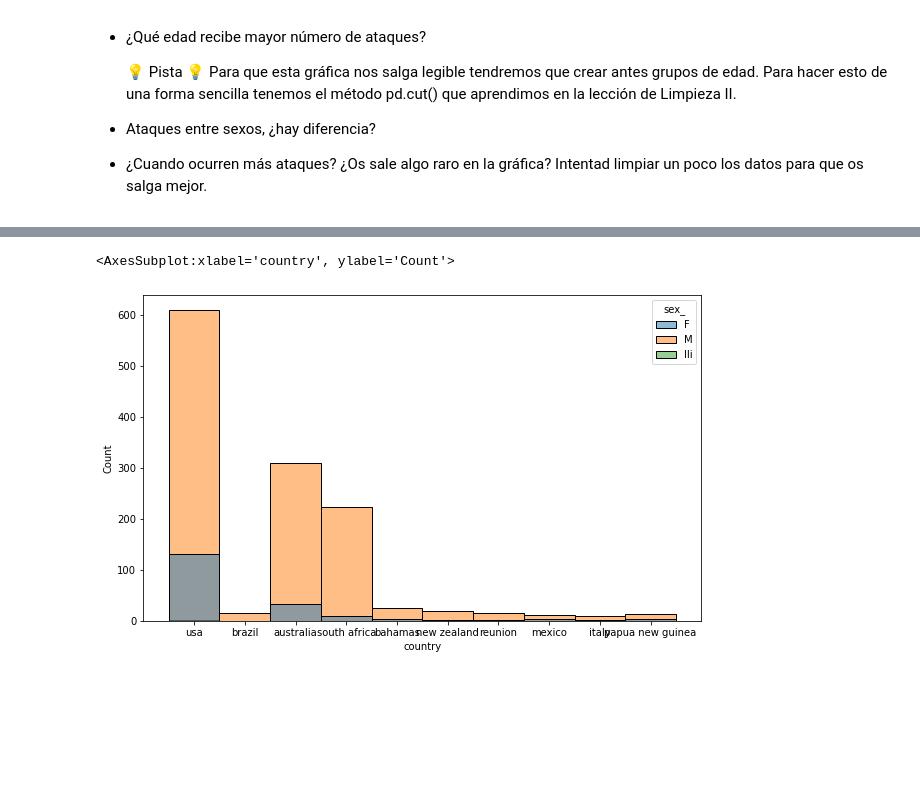
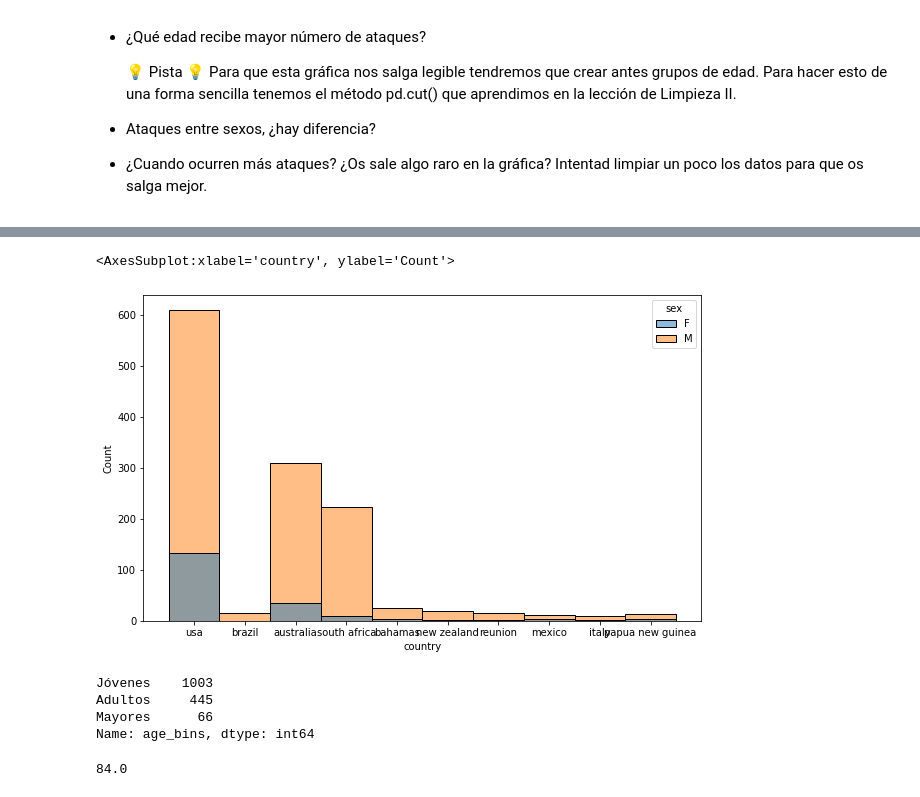
Before and after one commit to Adalab/DA_PromoC_modulo2_sprint2_Mari_y_Mina, a Jupyter notebook: EDA/pair_EDA_3.ipynb, the cells around one changed output, grey strips where cells are left out. Saved outputs shown, nothing was run; the diff lists cells and outputs as text; code cells hidden in the pictures; blank space fills up the shorter version.

```diff
--- a/EDA/pair_EDA_3.ipynb
+++ b/EDA/pair_EDA_3.ipynb
@@ -23,6 +24,6 @@ import warnings
 warnings.filterwarnings("ignore")
 # %%
-df = pd.read_pickle("datos/attacks_pandas_8.pickle")
+df = pd.read_csv("datos/attacks_pandas_8.csv")
 # %%
 # Estableced el tamaño de las figuras al inicio de vuestro jupyter para que todas tengan las mismas dimensiones.
 
@@ -79,7 +72,7 @@ df_filtrado_10.head(2)
 # %%
 # Usando el DataFrame de los 10 paises con más ataques, ¿hay diferencias entre sexos en esos paises?
 
-sns.histplot(x = "country", data = df_filtrado_10, hue = "sex_")
+sns.histplot(x = "country", data = df_filtrado_10, hue = "sex")
 # %% [output]
 <AxesSubplot:xlabel='country', ylabel='Count'>
-[figure, old version]
+[figure, new version]
@@ -85,0 +85,11 @@ sns.histplot(x = "country", data = df_filtrado_10, hue = "sex_")
+# %%
+df["age_bins"].value_counts()
+# %% [output]
+Jóvenes    1003
+Adultos     445
+Mayores      66
+Name: age_bins, dtype: int64
+# %%
+df["age"].max()
+# %% [output]
+84.0
```
Also changed, not shown: parts of 19 cells of this notebook, 6 other files.
